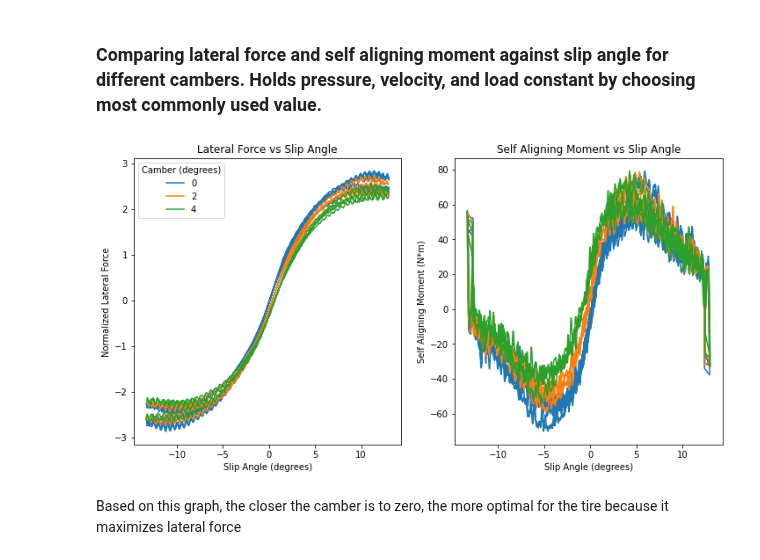
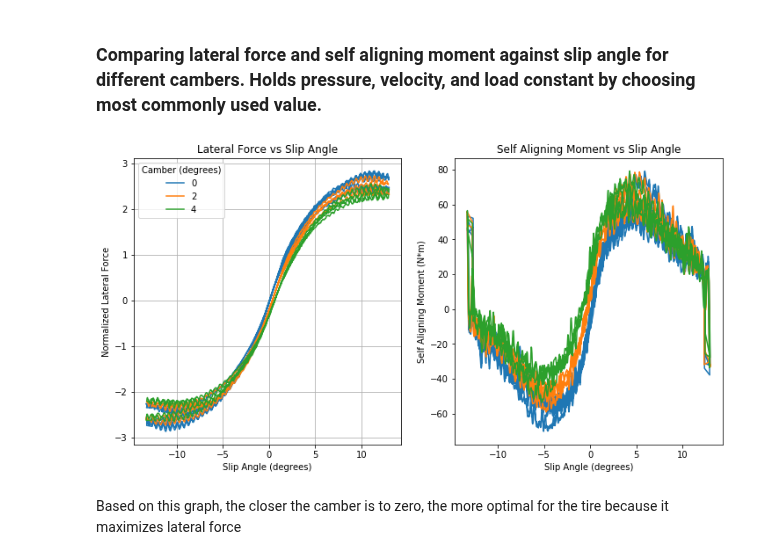
Before and after one commit to kierancoz/tire_analysis, a Jupyter notebook: tire_selection_and_analytics/rear_cornering_analysis.ipynb, the cells around one changed output. Saved outputs shown, nothing was run; the diff lists cells and outputs as text; code cells hidden in the pictures.

```diff
--- a/tire_selection_and_analytics/rear_cornering_analysis.ipynb
+++ b/tire_selection_and_analytics/rear_cornering_analysis.ipynb
@@ -88,24 +88,24 @@ for variable, info in variable_sweeps.items():
 # %%
 plt.figure(figsize=(12,6))
 plt.subplot(1, 2, 1)
 
 for i, g in temp_df.groupby(["camber"]):
     plt.plot(g["SA"], g["NFY"])
 plt.legend(variable_sweeps["camber"]["sweep"], title = "Camber (degrees)")
 plt.title("Lateral Force vs Slip Angle")
 plt.xlabel("Slip Angle (degrees)")
 plt.ylabel("Normalized Lateral Force")
-
+plt.grid()
 plt.subplot(1, 2, 2)
 for i, g in temp_df.groupby(["camber"]):
     plt.plot(g["SA"], g["MZ"])
 plt.title("Self Aligning Moment vs Slip Angle")
 plt.xlabel("Slip Angle (degrees)")
 plt.ylabel("Self Aligning Moment (N*m)")
 
 plt.show()
 # %% [output]
-[figure, old version]
+[figure, new version]
 # %% [markdown]
 Based on this graph, the closer the camber is to zero, the more optimal for the tire because it maximizes lateral force
 # %% [markdown]
```
Also changed, not shown: parts of 2 cells of this notebook, 7 other files.
